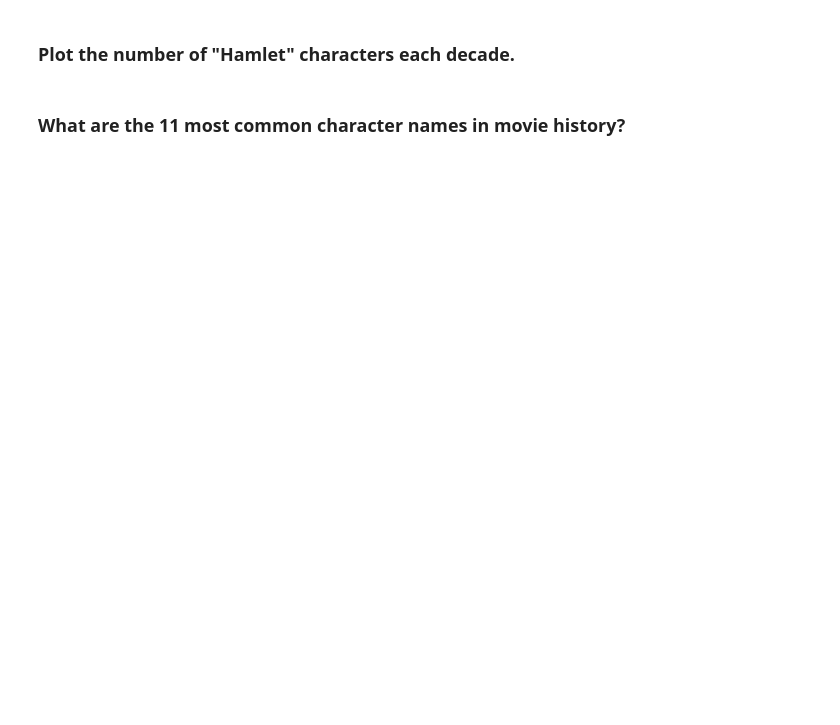
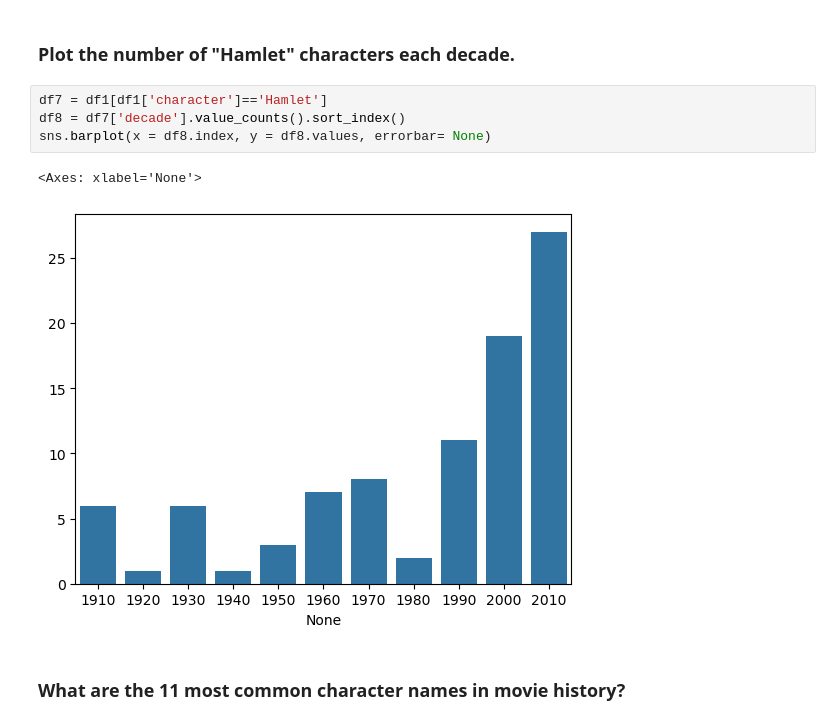
Before and after one commit to Vairabharathi-VR/Python_Assignments, a Jupyter notebook: Exercises-2.ipynb, the cells around one changed output. Saved outputs shown, nothing was run; the diff lists cells and outputs as text; blank space fills up the shorter version.

```diff
--- a/Exercises-2.ipynb
+++ b/Exercises-2.ipynb
@@ -118,4 +166,11 @@ sns.barplot(x = 'decade', y = df2 , data = df1, errorbar=None)
 # %% [markdown]
 ### Plot the number of "Hamlet" characters each decade.
+# %%
+df7 = df1[df1['character']=='Hamlet']
+df8 = df7['decade'].value_counts().sort_index()
+sns.barplot(x = df8.index, y = df8.values, errorbar= None)
+# %% [output]
+<Axes: xlabel='None'>
+[figure, added]
 # %% [markdown]
 ### What are the 11 most common character names in movie history?
```
Also changed, not shown: parts of 21 cells of this notebook.
